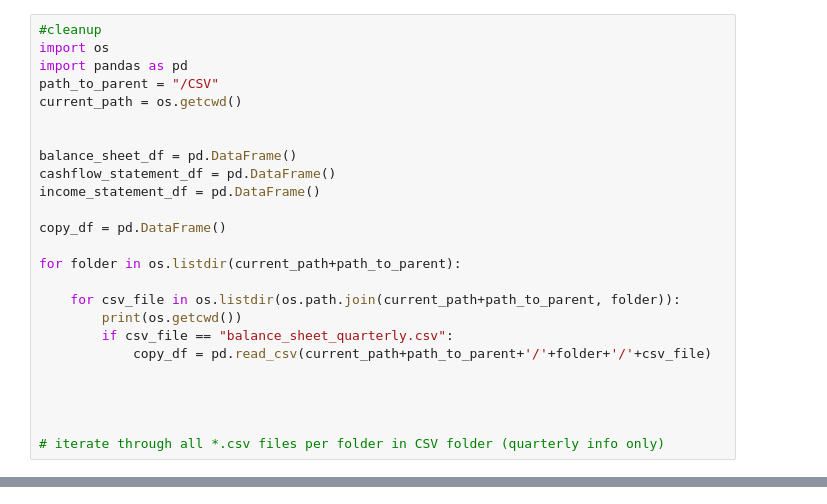
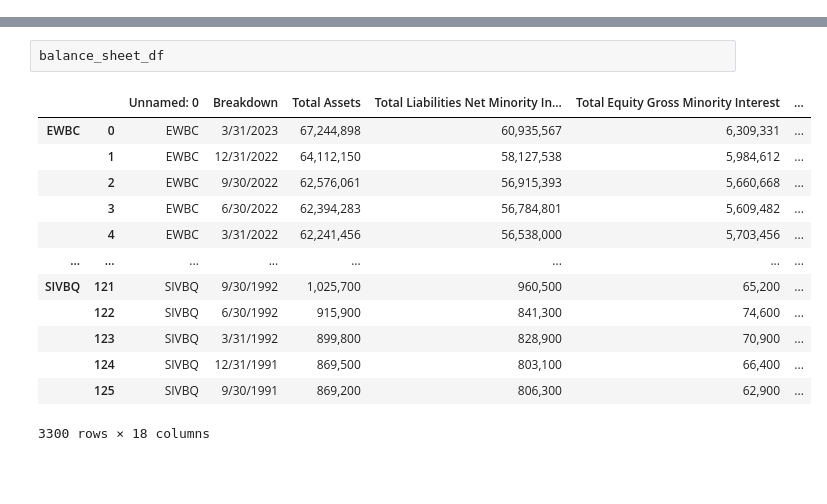
Before and after one commit to Kevma50287/DS4A_Correlation_One, a Jupyter notebook: yahoo_data_processing.ipynb, the cells around one changed output, grey strips where cells are left out. Drawn from its saved outputs; the diff is of its cells as text; blank space fills up the shorter version.

```diff
--- a/yahoo_data_processing.ipynb
+++ b/yahoo_data_processing.ipynb
@@ -36,25 +4,0 @@ history_df["market_cap"] = history_df["volume"]*history_df["adjclose"]
-# %%
-#cleanup
-import os
-import pandas as pd
-path_to_parent = "/CSV"
-current_path = os.getcwd()
-
-
-balance_sheet_df = pd.DataFrame()
-cashflow_statement_df = pd.DataFrame()
-income_statement_df = pd.DataFrame()
-
-copy_df = pd.DataFrame()
-
-for folder in os.listdir(current_path+path_to_parent):
-
-    for csv_file in os.listdir(os.path.join(current_path+path_to_parent, folder)):
-        print(os.getcwd())
-        if csv_file == "balance_sheet_quarterly.csv":
-            copy_df = pd.read_csv(current_path+path_to_parent+'/'+folder+'/'+csv_file)
-
-
-
-
-# iterate through all *.csv files per folder in CSV folder (quarterly info only)
@@ -62,0 +99,16 @@ for folder in os.listdir(current_path+path_to_parent):
+# %%
+balance_sheet_df
+# %% [output]
+|  |  | Unnamed: 0 | Breakdown | Total Assets | Total Liabilities Net Minority In... | Total Equity Gross Minority Interest | ... |
+| EWBC | 0 | EWBC | 3/31/2023 | 67,244,898 | 60,935,567 | 6,309,331 | ... |
+|  | 1 | EWBC | 12/31/2022 | 64,112,150 | 58,127,538 | 5,984,612 | ... |
+|  | 2 | EWBC | 9/30/2022 | 62,576,061 | 56,915,393 | 5,660,668 | ... |
+|  | 3 | EWBC | 6/30/2022 | 62,394,283 | 56,784,801 | 5,609,482 | ... |
+|  | 4 | EWBC | 3/31/2022 | 62,241,456 | 56,538,000 | 5,703,456 | ... |
+| ... | ... | ... | ... | ... | ... | ... | ... |
+| SIVBQ | 121 | SIVBQ | 9/30/1992 | 1,025,700 | 960,500 | 65,200 | ... |
+|  | 122 | SIVBQ | 6/30/1992 | 915,900 | 841,300 | 74,600 | ... |
+|  | 123 | SIVBQ | 3/31/1992 | 899,800 | 828,900 | 70,900 | ... |
+|  | 124 | SIVBQ | 12/31/1991 | 869,500 | 803,100 | 66,400 | ... |
+|  | 125 | SIVBQ | 9/30/1991 | 869,200 | 806,300 | 62,900 | ... |
+3300 rows × 18 columns
```
Also changed, not shown: parts of 9 cells of this notebook, 4 other files.
